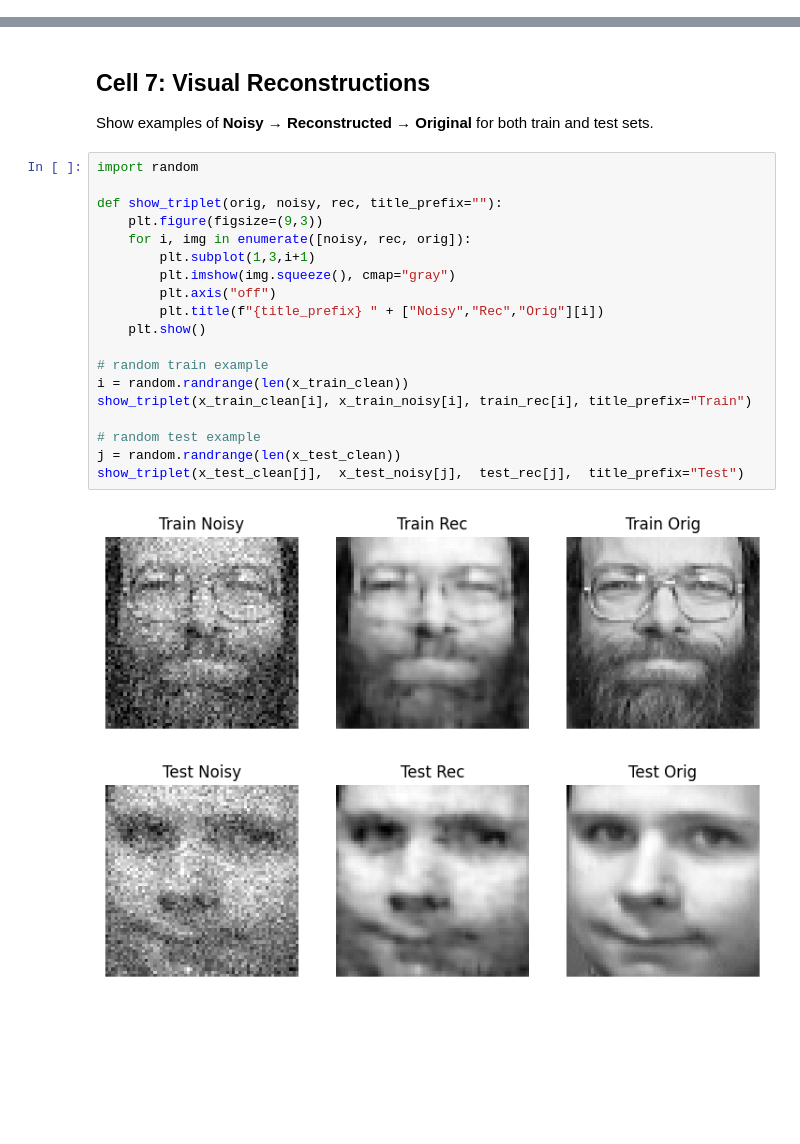
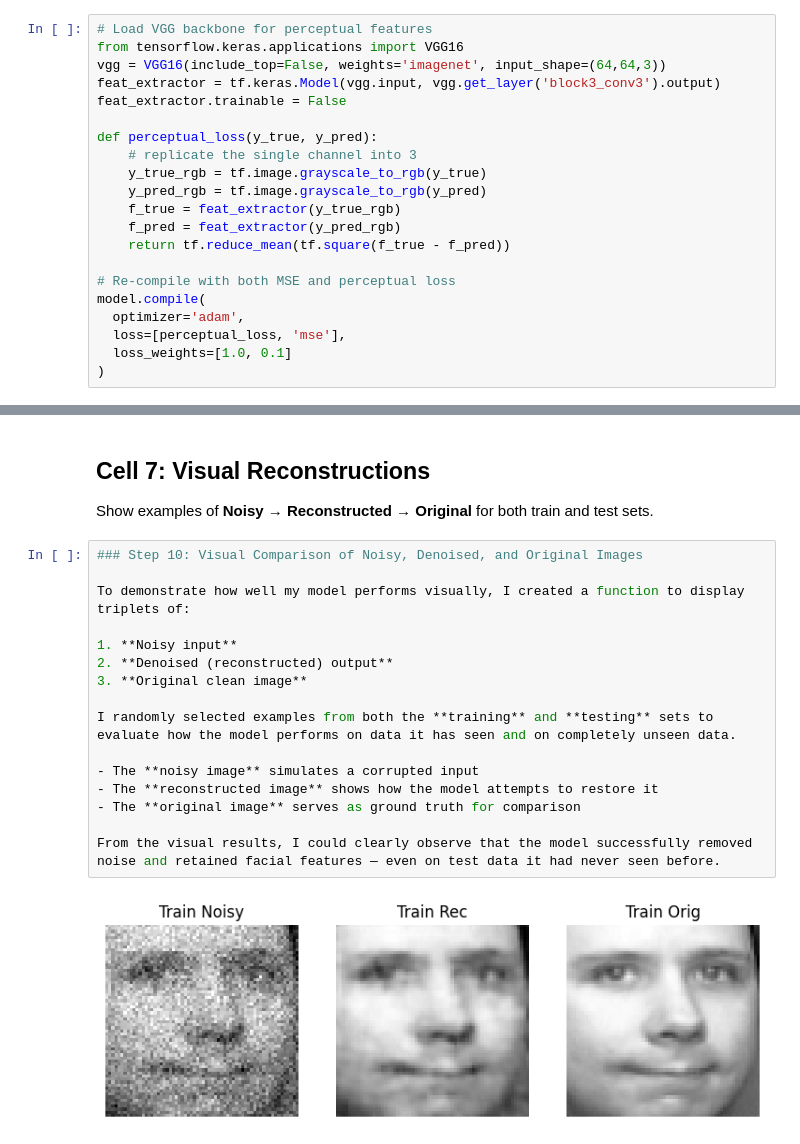
Before and after one commit to isana25/denoise, a Jupyter notebook: Denoising_Autoencoder.ipynb, the cells around one changed output, grey strips where cells are left out. Drawn from its saved outputs; the diff is of its cells as text; blank space fills up the shorter version.

```diff
--- a/Denoising_Autoencoder.ipynb
+++ b/Denoising_Autoencoder.ipynb
@@ -119,0 +183,21 @@ Train for 50 epochs, with 20% of the training data held out for validation. We u
+# %%
+# Load VGG backbone for perceptual features
+from tensorflow.keras.applications import VGG16
+vgg = VGG16(include_top=False, weights='imagenet', input_shape=(64,64,3))
+feat_extractor = tf.keras.Model(vgg.input, vgg.get_layer('block3_conv3').output)
+feat_extractor.trainable = False
+
+def perceptual_loss(y_true, y_pred):
+    # replicate the single channel into 3
+    y_true_rgb = tf.image.grayscale_to_rgb(y_true)
+    y_pred_rgb = tf.image.grayscale_to_rgb(y_pred)
+    f_true = feat_extractor(y_true_rgb)
+    f_pred = feat_extractor(y_pred_rgb)
+    return tf.reduce_mean(tf.square(f_true - f_pred))
+
+# Re-compile with both MSE and perceptual loss
+model.compile(
+  optimizer='adam',
+  loss=[perceptual_loss, 'mse'],
+  loss_weights=[1.0, 0.1]
+)
@@ -214,25 +348,21 @@ plt.show()
 ## Cell 7: Visual Reconstructions
 
 Show examples of **Noisy → Reconstructed → Original** for both train and test sets.
-# %%
-import random
-
-def show_triplet(orig, noisy, rec, title_prefix=""):
-    plt.figure(figsize=(9,3))
-    for i, img in enumerate([noisy, rec, orig]):
-        plt.subplot(1,3,i+1)
-        plt.imshow(img.squeeze(), cmap="gray")
-        plt.axis("off")
-        plt.title(f"{title_prefix} " + ["Noisy","Rec","Orig"][i])
-    plt.show()
-
-# random train example
-i = random.randrange(len(x_train_clean))
-show_triplet(x_train_clean[i], x_train_noisy[i], train_rec[i], title_prefix="Train")
-
-# random test example
-j = random.randrange(len(x_test_clean))
-show_triplet(x_test_clean[j],  x_test_noisy[j],  test_rec[j],  title_prefix="Test")
-# %% [output]
-[figure, removed]
-[figure, removed]
+# %%
+### Step 10: Visual Comparison of Noisy, Denoised, and Original Images
+
+To demonstrate how well my model performs visually, I created a function to display triplets of:
+
+1. **Noisy input**
+2. **Denoised (reconstructed) output**
+3. **Original clean image**
+
+I randomly selected examples from both the **training** and **testing** sets to evaluate how the model performs on data it has seen and on completely unseen data.
+
+- The **noisy image** simulates a corrupted input
+- The **reconstructed image** shows how the model attempts to restore it
+- The **original image** serves as ground truth for comparison
+
+From the visual results, I could clearly observe that the model successfully removed noise and retained facial features — even on test data it had never seen before.
+# %% [output]
+[figure, added]
```
Also changed, not shown: parts of 21 cells of this notebook.
